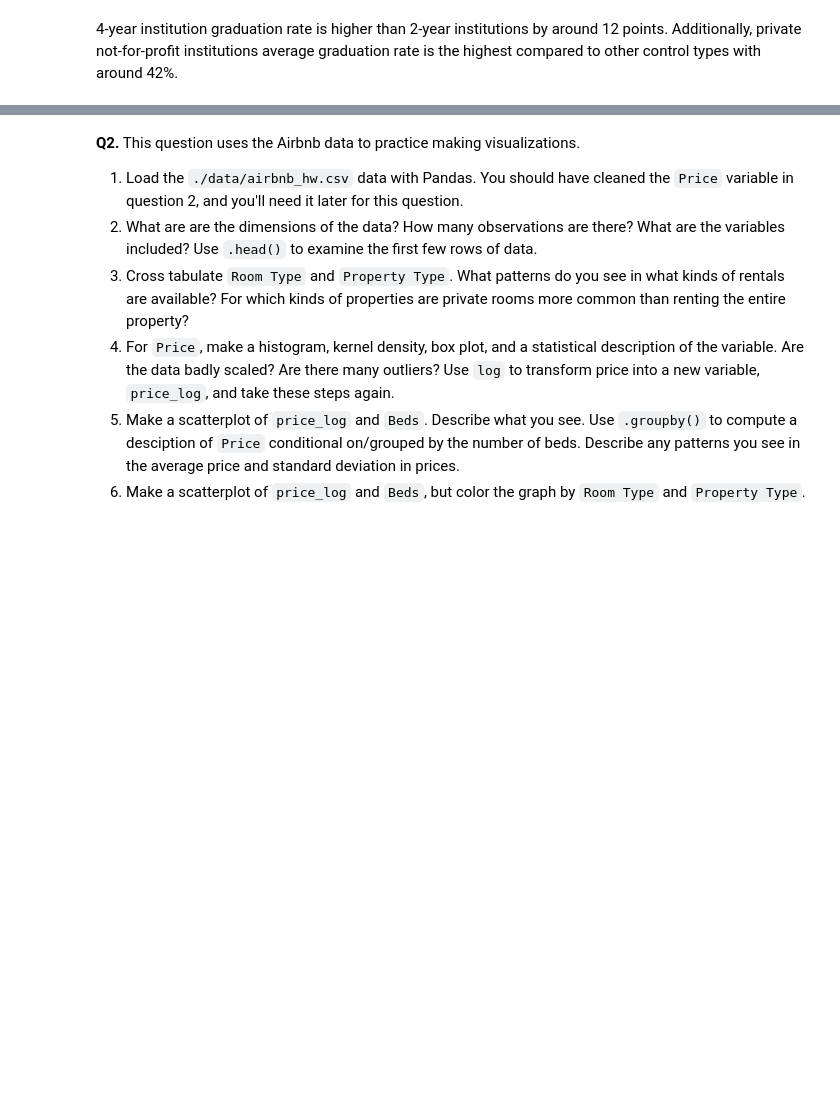
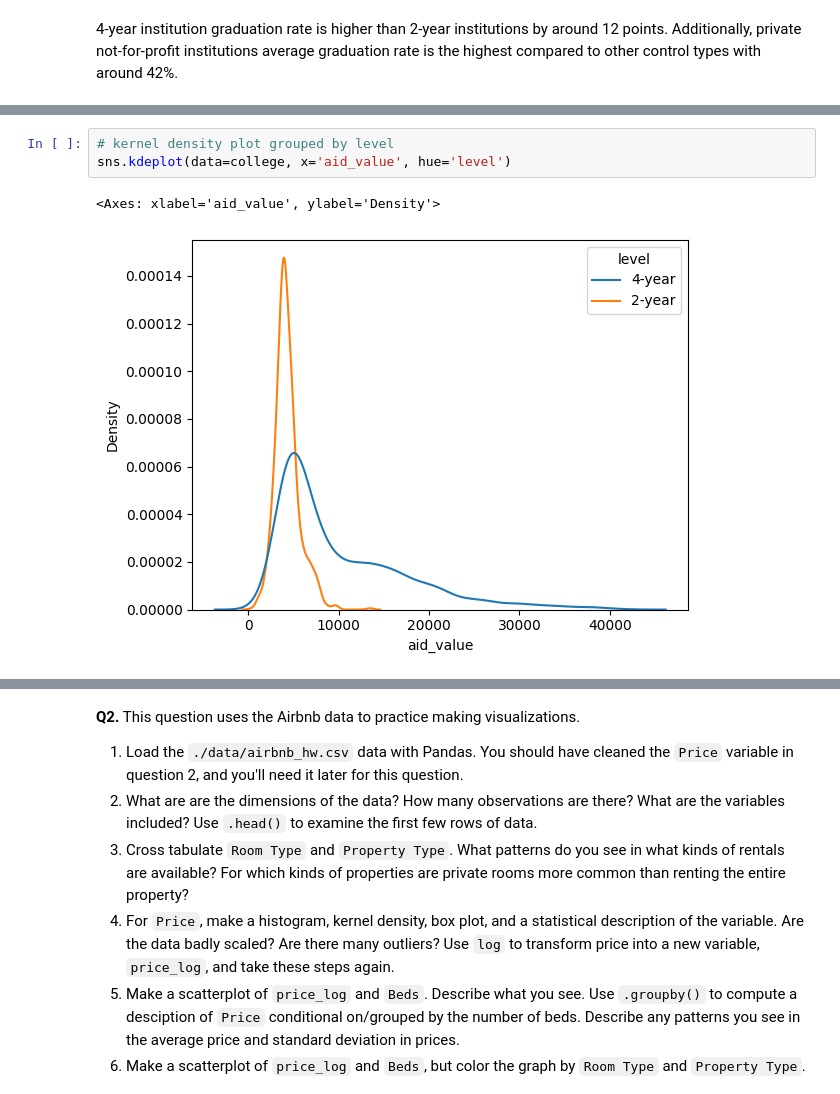
Before and after one commit to hmz4kf/visualization, a Jupyter notebook: assignment/assignment.ipynb, the cells around one changed output, grey strips where cells are left out. Saved outputs shown, nothing was run; the diff lists cells and outputs as text; blank space fills up the shorter version.

```diff
--- a/assignment/assignment.ipynb
+++ b/assignment/assignment.ipynb
@@ -121,0 +155,6 @@ college.groupby('level')['grad_100_value'].describe()
+# %%
+# kernel density plot grouped by level
+sns.kdeplot(data=college, x='aid_value', hue='level')
+# %% [output]
+<Axes: xlabel='aid_value', ylabel='Density'>
+[figure, added]
```
Also changed, not shown: parts of 23 cells of this notebook.
